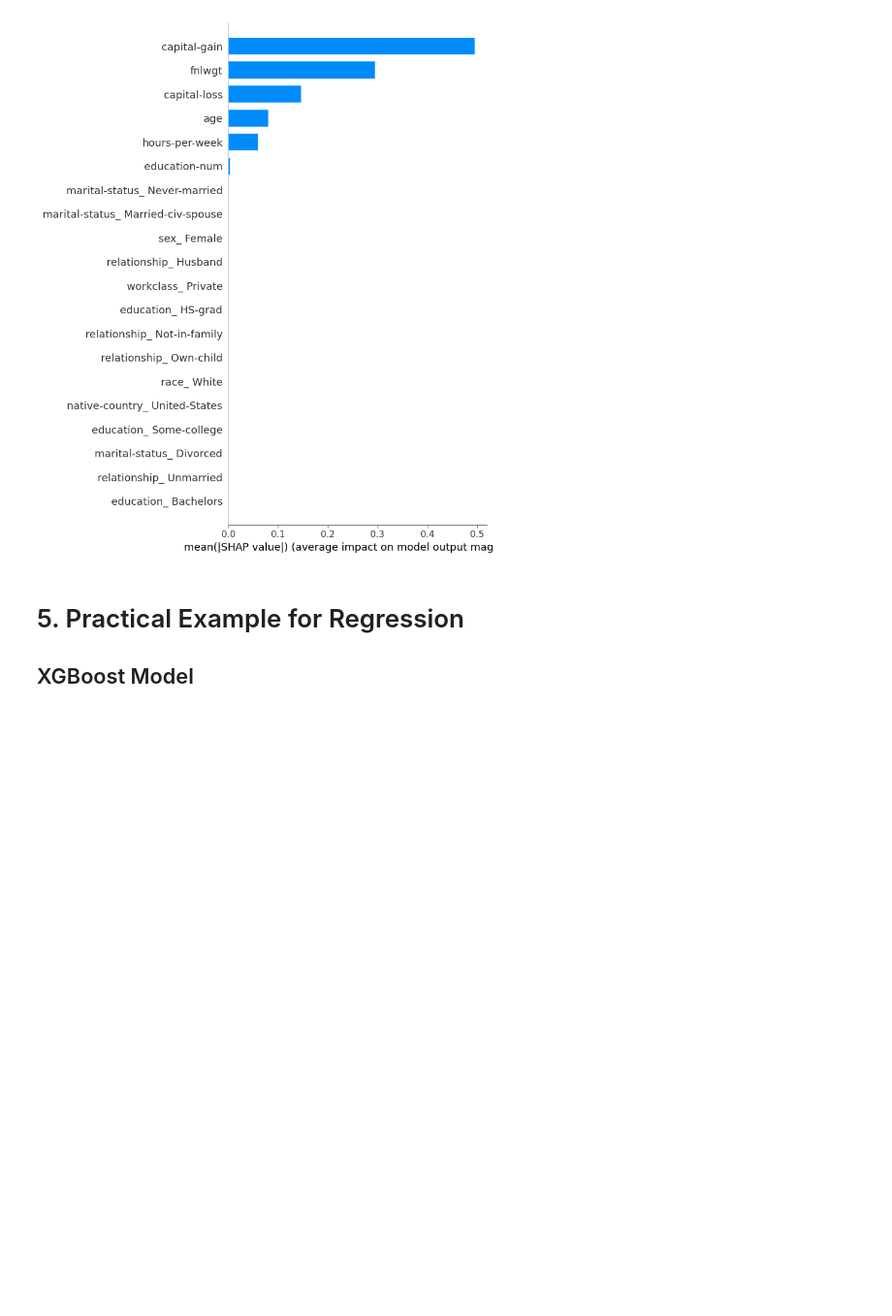
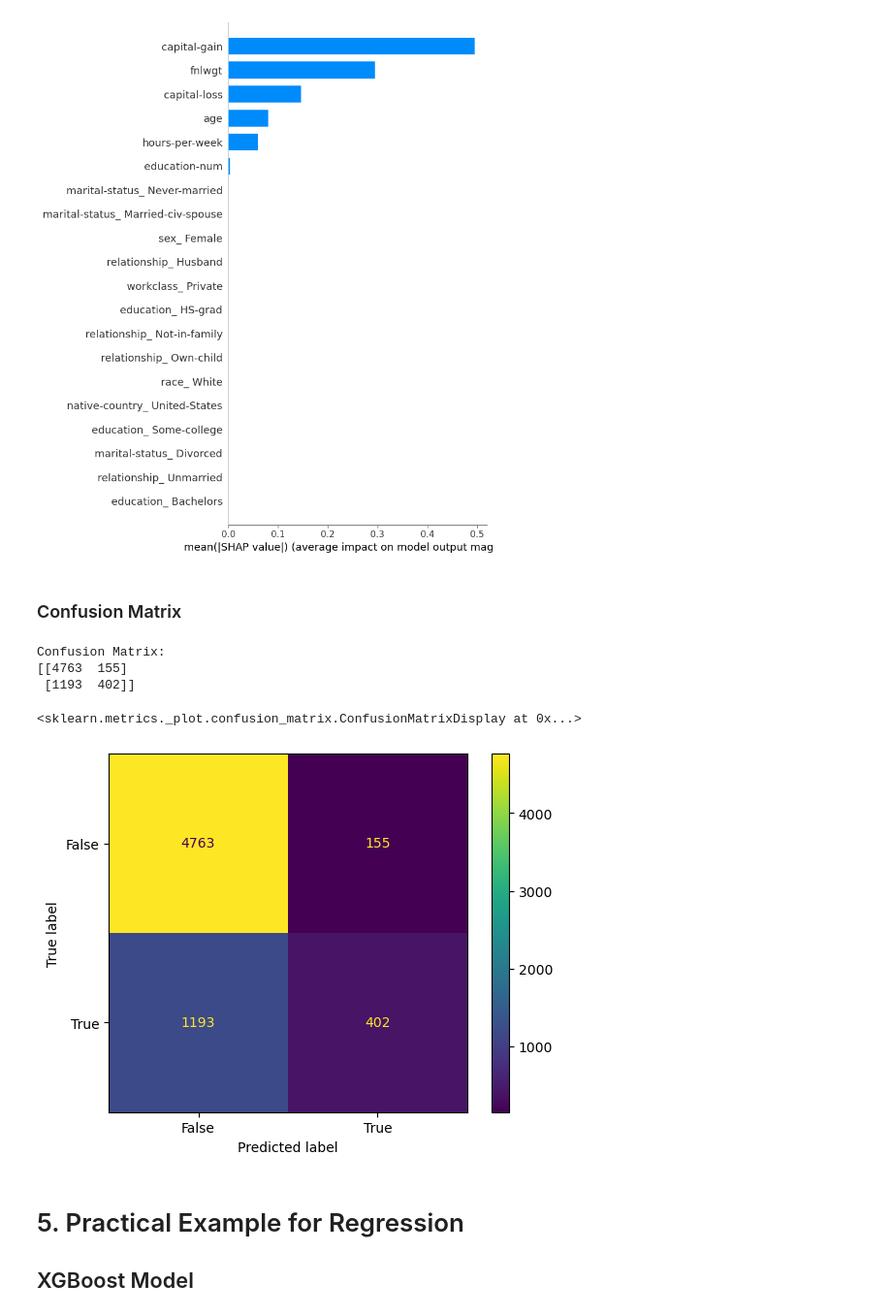
Before and after one commit to jkyleroberts/ML_Train_LASI, a Jupyter notebook: Educ_ML.ipynb, the cells around one changed output. Shown at 97% size. Saved outputs shown, nothing was run; the diff lists cells and outputs as text; code cells hidden in the pictures; blank space fills up the shorter version.

```diff
--- a/Educ_ML.ipynb
+++ b/Educ_ML.ipynb
@@ -147,6 +147,29 @@ feature_importance_val1 = feature_importance1.shap_values(X_train)
 shap.summary_plot(feature_importance_val1, X_train, plot_type="bar")
 # %% [output]
 [figure]
+# %% [markdown]
+### Confusion Matrix
+# %%
+from sklearn.metrics import confusion_matrix
+
+# Predict the test data using the trained model
+y_pred = model.predict(X_test)
+
+# Calculate the confusion matrix of predicted vs actual values
+cm = confusion_matrix(y_test, y_pred)
+
+print("Confusion Matrix:")
+print(cm)
+# %% [output]
+Confusion Matrix:
+[[4763  155]
+ [1193  402]]
+# %%
+from sklearn.metrics import ConfusionMatrixDisplay
+ConfusionMatrixDisplay.from_estimator(model, X_test, y_test)
+# %% [output]
+<sklearn.metrics._plot.confusion_matrix.ConfusionMatrixDisplay at 0x...>
+[figure, added]
 # %% [markdown]
 # 5. Practical Example for Regression
 
```
